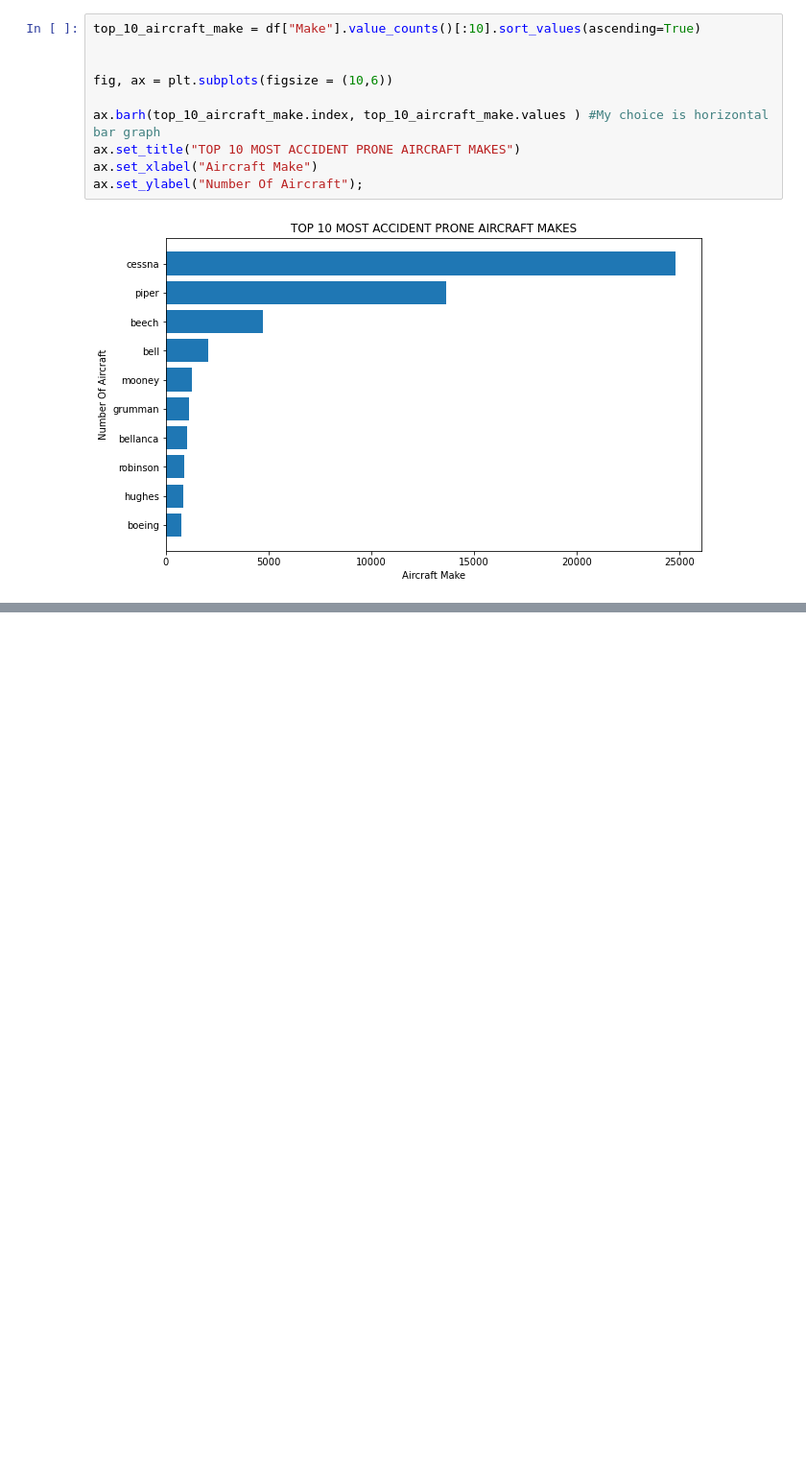
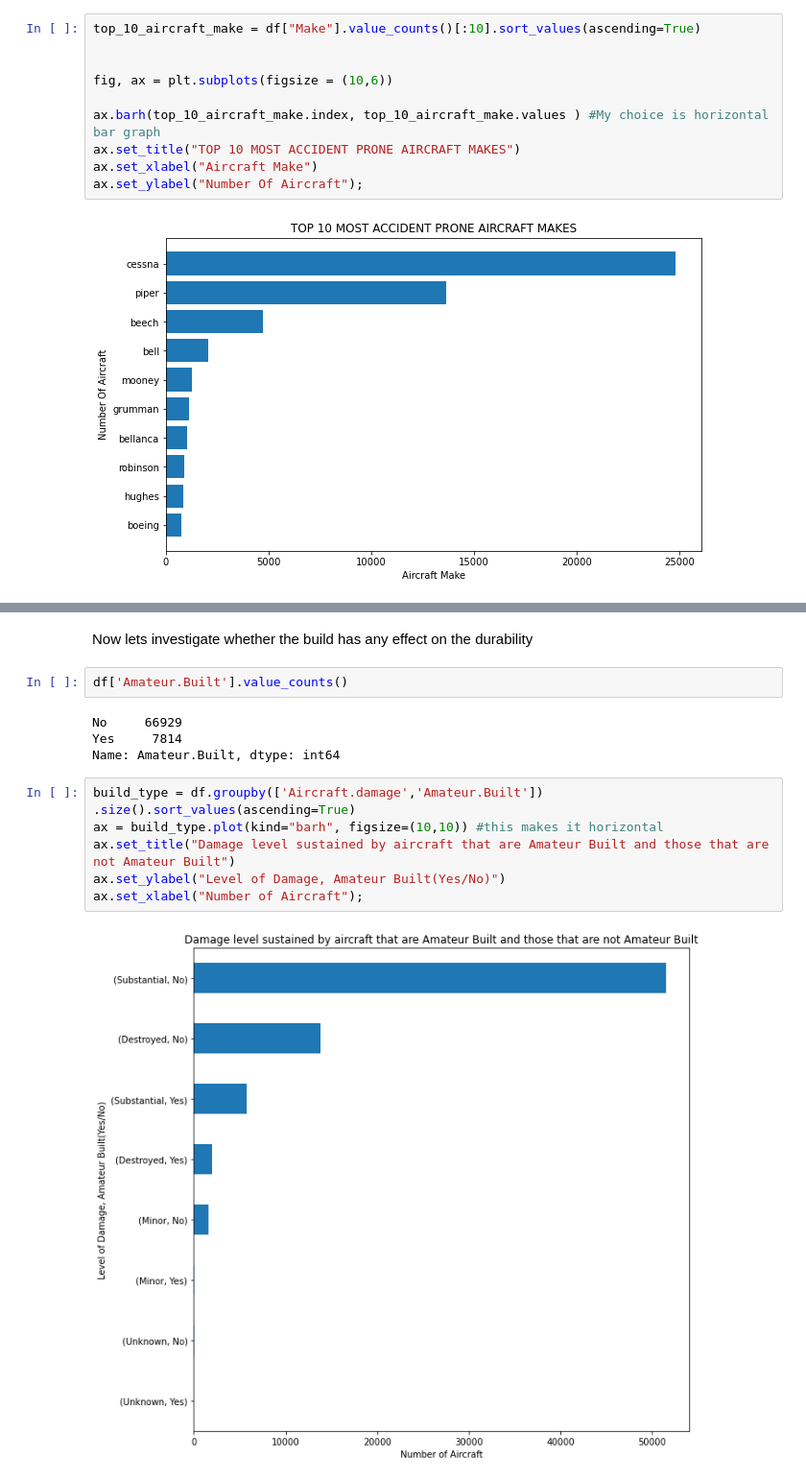
Before and after one commit to Graham-49/Phase-One-Project, a Jupyter notebook: dsc-phase1-project.ipynb, the cells around one changed output, grey strips where cells are left out. Shown at 96% size. Saved outputs shown, nothing was run; the diff lists cells and outputs as text; blank space fills up the shorter version.

```diff
--- a/dsc-phase1-project.ipynb
+++ b/dsc-phase1-project.ipynb
@@ -542,0 +583,16 @@ So from this visualizatio here we can clearly see Cessna Make tops the list on b
+# %% [markdown]
+Now lets investigate whether the build has any effect on the durability
+# %%
+df['Amateur.Built'].value_counts()
+# %% [output]
+No     66929
+Yes     7814
+Name: Amateur.Built, dtype: int64
+# %%
+build_type = df.groupby(['Aircraft.damage','Amateur.Built']) .size().sort_values(ascending=True)
+ax = build_type.plot(kind="barh", figsize=(10,10)) #this makes it horizontal
+ax.set_title("Damage level sustained by aircraft that are Amateur Built and those that are not Amateur Built")
+ax.set_ylabel("Level of Damage, Amateur Built(Yes/No)")
+ax.set_xlabel("Number of Aircraft");
+# %% [output]
+[figure, added]
```
Also changed, not shown: parts of 10 cells of this notebook.
